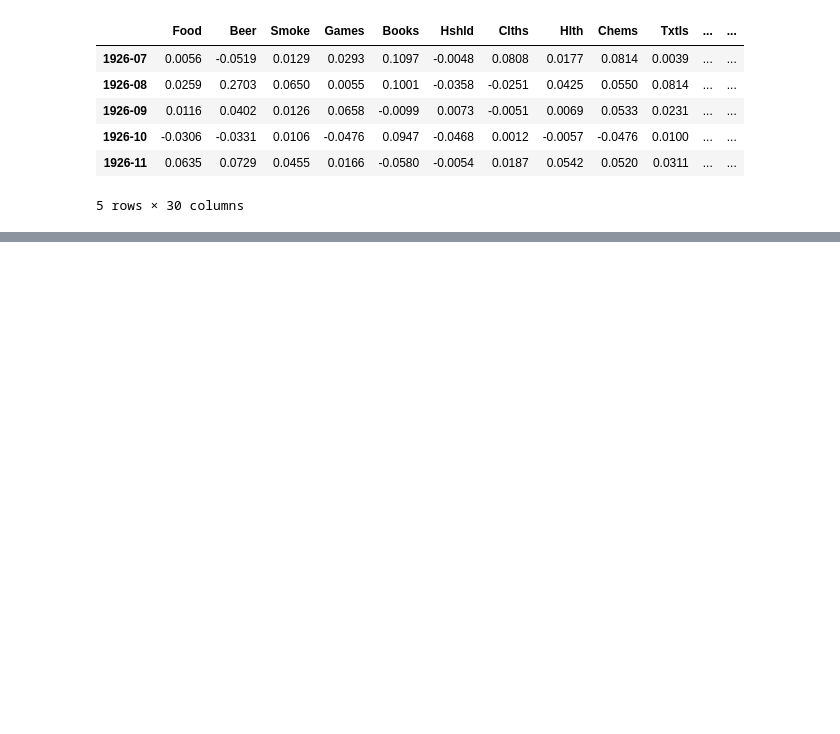
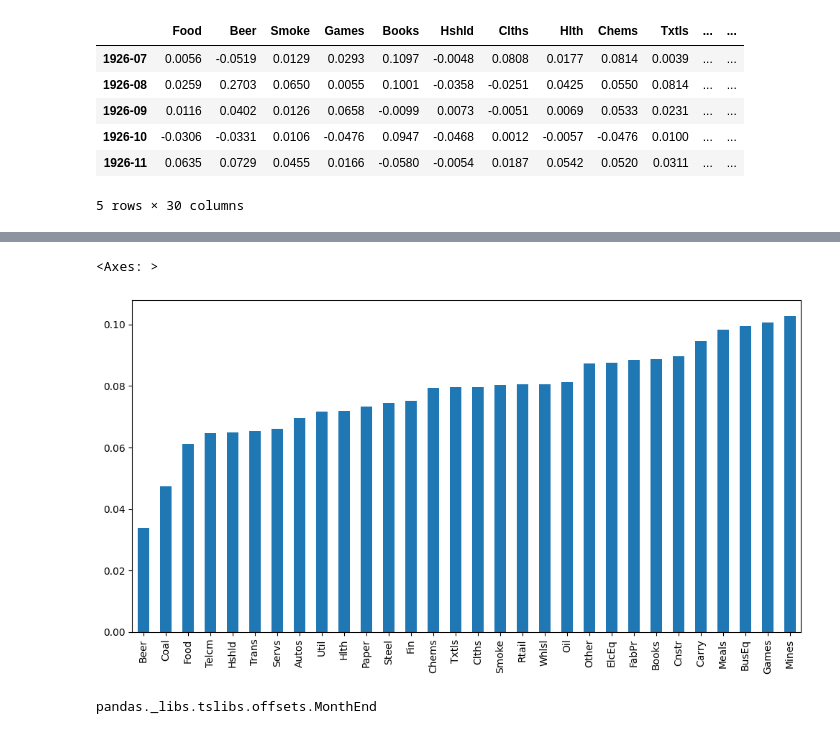
Before and after one commit to rupendrab/coursera_courses-aiml, a Jupyter notebook: lab107.ipynb, the cells around one changed output, grey strips where cells are left out. Saved outputs shown, nothing was run; the diff lists cells and outputs as text; code cells hidden in the pictures; blank space fills up the shorter version.

```diff
--- a/lab107.ipynb
+++ b/lab107.ipynb
@@ -21,0 +74,9 @@ ind.head()
+# %%
+erk.var_gaussian(ind, modified=True).sort_values().plot.bar(figsize=(12,6))
+# %% [output]
+<Axes: >
+[figure, added]
+# %%
+type(ind.index.freq)
+# %% [output]
+pandas._libs.tslibs.offsets.MonthEnd
```
Also changed, not shown: parts of 14 cells of this notebook, 10 other files.
